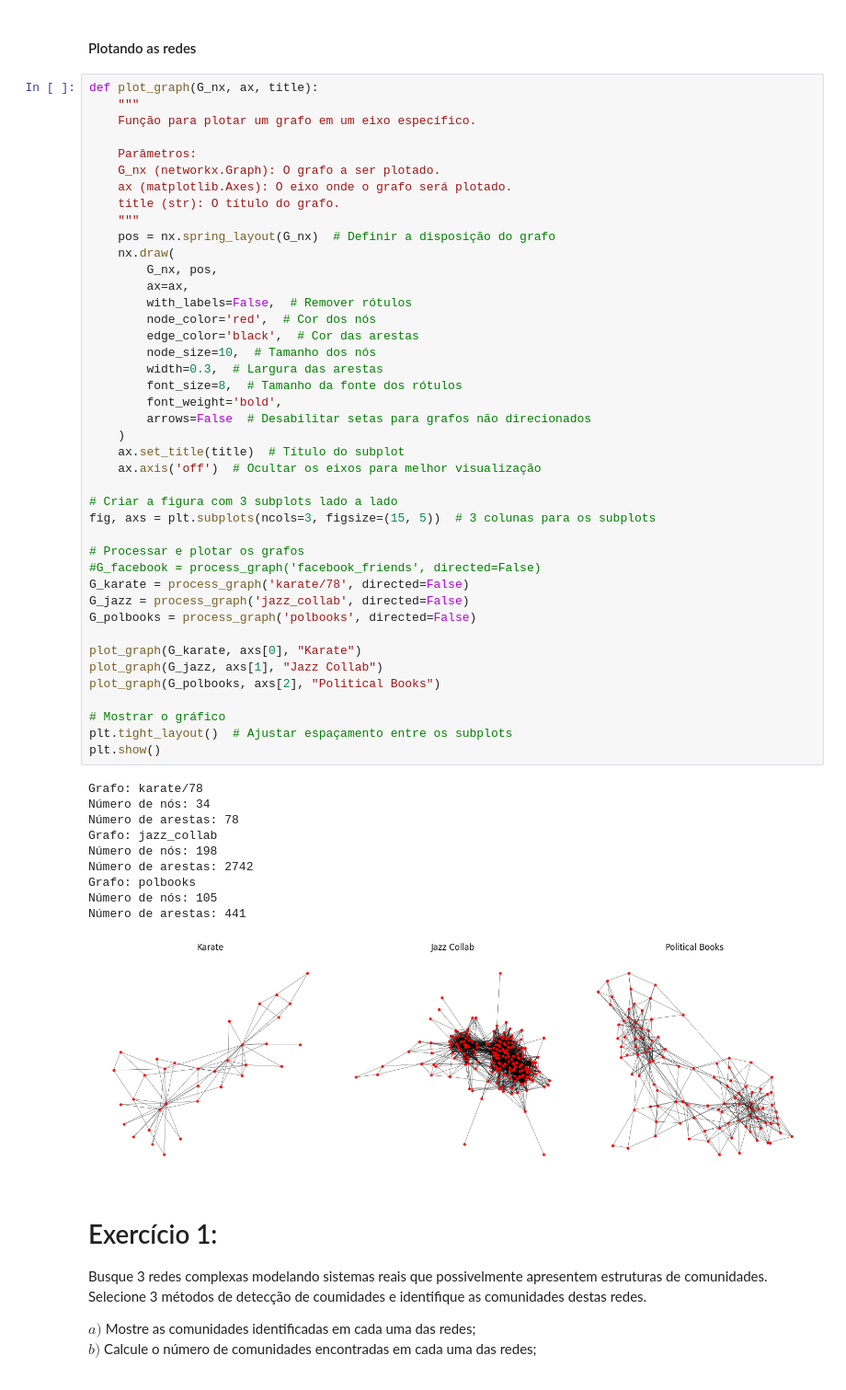
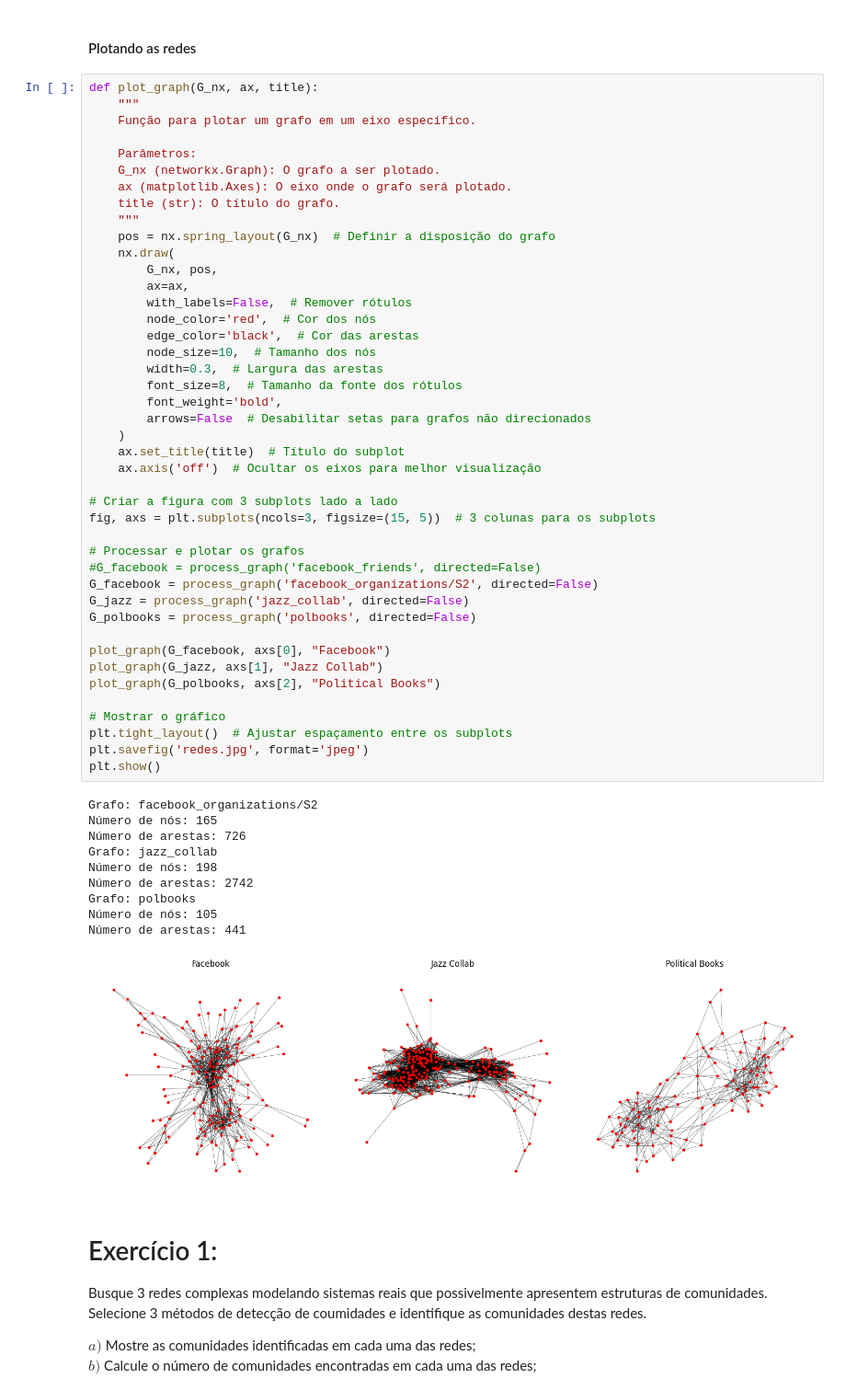
Before and after one commit to VictorFrancheto/logistic-regression, a Jupyter notebook: Prova_1.ipynb, the cells around one changed output. Shown at 92% size. Cells and saved outputs as stored; diff of their text form.

```diff
--- a/Prova_1.ipynb
+++ b/Prova_1.ipynb
@@ -134,39 +134,40 @@ def plot_graph(G_nx, ax, title):
         node_size=10,  # Tamanho dos nós
         width=0.3,  # Largura das arestas
         font_size=8,  # Tamanho da fonte dos rótulos
         font_weight='bold',
         arrows=False  # Desabilitar setas para grafos não direcionados
     )
     ax.set_title(title)  # Título do subplot
     ax.axis('off')  # Ocultar os eixos para melhor visualização
 
 # Criar a figura com 3 subplots lado a lado
 fig, axs = plt.subplots(ncols=3, figsize=(15, 5))  # 3 colunas para os subplots
 
 # Processar e plotar os grafos
 #G_facebook = process_graph('facebook_friends', directed=False)
-G_karate = process_graph('karate/78', directed=False)
+G_facebook = process_graph('facebook_organizations/S2', directed=False)
 G_jazz = process_graph('jazz_collab', directed=False)
 G_polbooks = process_graph('polbooks', directed=False)
 
-plot_graph(G_karate, axs[0], "Karate")
+plot_graph(G_facebook, axs[0], "Facebook")
 plot_graph(G_jazz, axs[1], "Jazz Collab")
 plot_graph(G_polbooks, axs[2], "Political Books")
 
 # Mostrar o gráfico
 plt.tight_layout()  # Ajustar espaçamento entre os subplots
+plt.savefig('redes.jpg', format='jpeg')
 plt.show()
 # %% [output]
-Grafo: karate/78
-Número de nós: 34
-Número de arestas: 78
+Grafo: facebook_organizations/S2
+Número de nós: 165
+Número de arestas: 726
 Grafo: jazz_collab
 Número de nós: 198
 Número de arestas: 2742
 Grafo: polbooks
 Número de nós: 105
 Número de arestas: 441
-[figure, old version]
+[figure, new version]
 # %% [markdown]
 # Exercício 1:
 Busque 3 redes complexas modelando sistemas reais que possivelmente apresentem estruturas de comunidades. Selecione 3 métodos de detecção de coumidades e identifique as comunidades destas redes.
```
Also changed, not shown: parts of 6 cells of this notebook.
